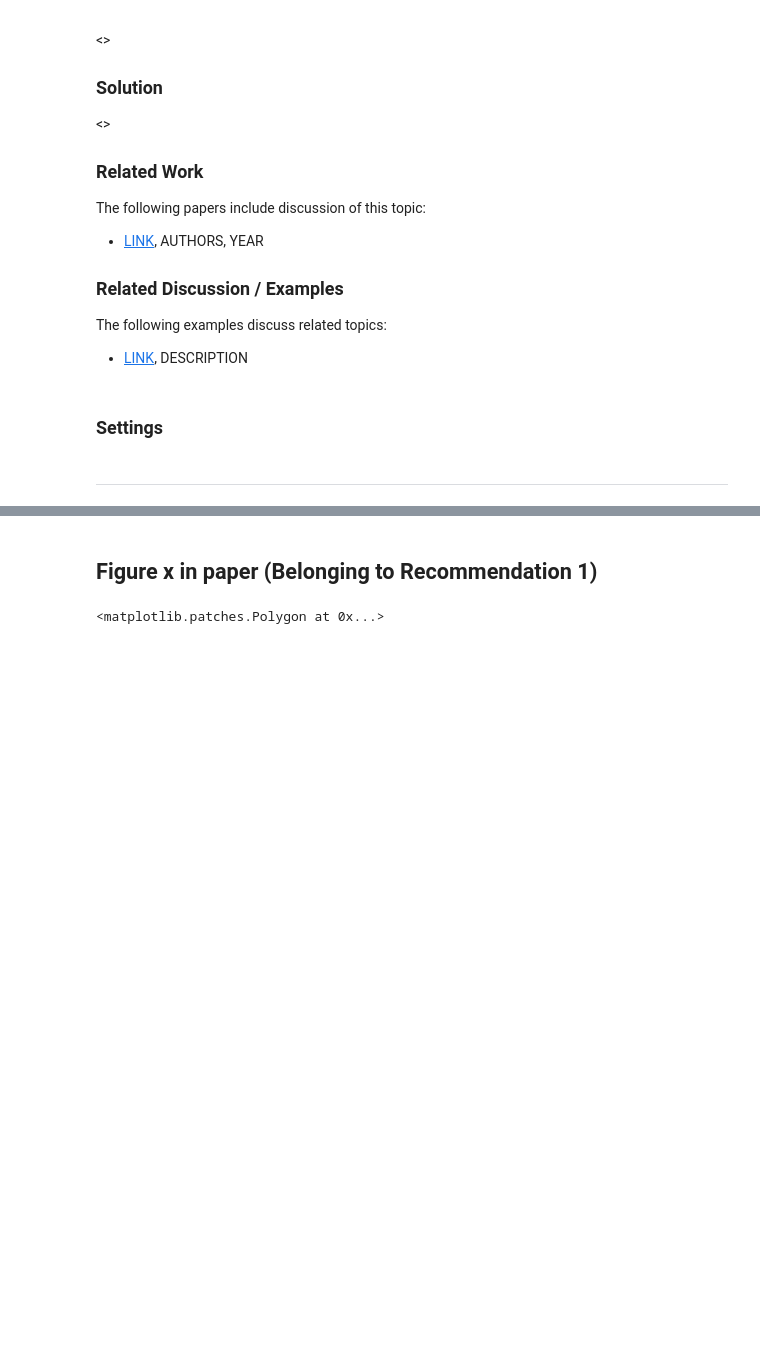
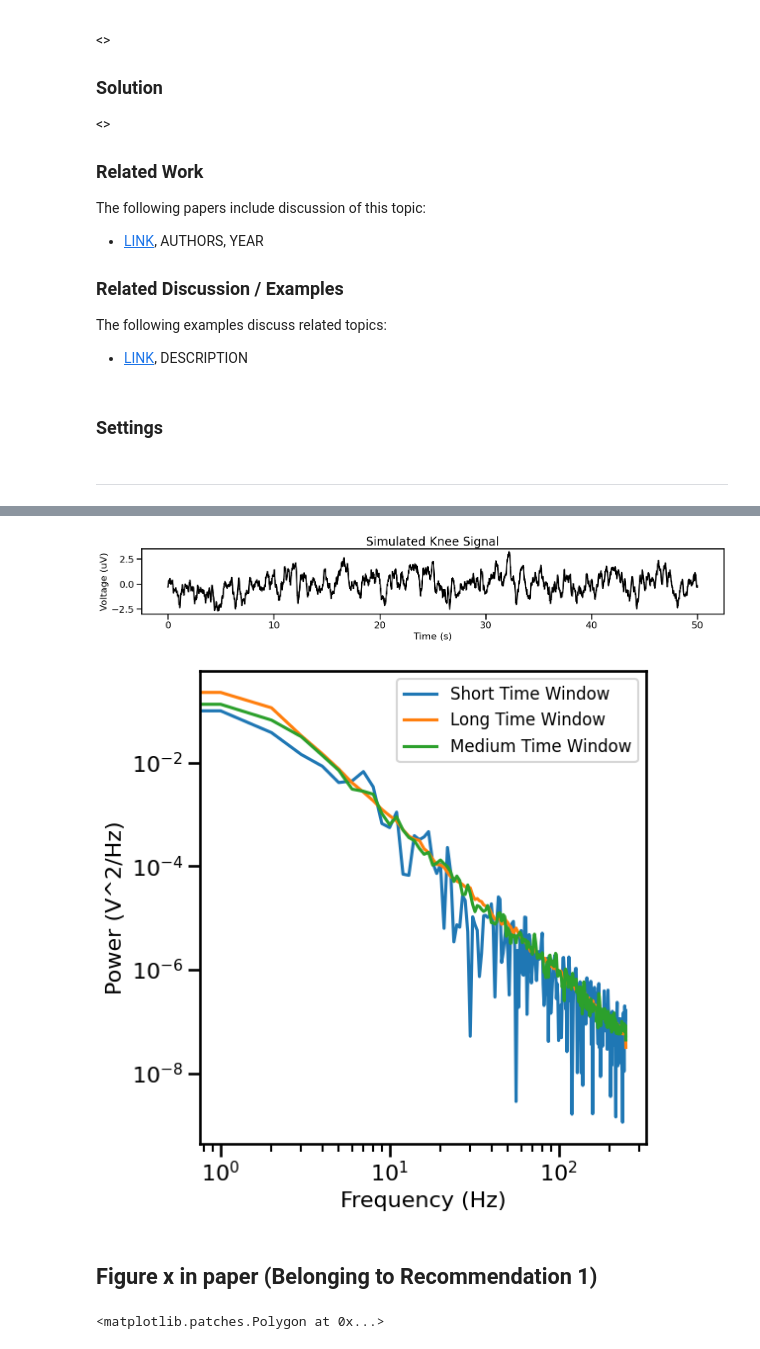
Before and after one commit to voytekresearch/TimeResolvedAperiodic, a Jupyter notebook: notebooks/figures_for_paper.ipynb, the cells around one changed output, grey strips where cells are left out. Saved outputs shown, nothing was run; the diff lists cells and outputs as text; code cells hidden in the pictures; blank space fills up the shorter version.

```diff
--- a/notebooks/figures_for_paper.ipynb
+++ b/notebooks/figures_for_paper.ipynb
@@ -74,3 +250,28 @@ _________________
+# %%
+# Set some general settings, to be used across all simulations
+fs = 500
+n_seconds = 50
+
+# Create a times vector for the simulations
+times = create_times(n_seconds, fs)
+
+np.random.seed(35)
+# Simulate another knee signal, with different exponents & knee
+knee_ap2 = sim_knee(n_seconds, fs, exponent1=-0.5, exponent2=-2, knee=2)
+
+# Plot the simulated data, in the time domain
+plot_time_series(times, knee_ap2, title='Simulated Knee Signal')
+
+
+freqs, knee_psd1 = compute_spectrum(knee_ap2[times<1], fs)
+freqs, knee_psd2 = compute_spectrum(knee_ap2, fs)
+freqs, knee_psd3 = compute_spectrum(knee_ap2[times<10], fs)
+
+# Plot the simulated data, in the frequency domain
+plot_power_spectra(freqs, [knee_psd1, knee_psd2, knee_psd3], ['Short Time Window', 'Long Time Window', 'Medium Time Window'])
+# %% [output]
+[figure, added]
+[figure, added]
 # %% [markdown]
 ## Figure x in paper (Belonging to Recommendation 1)
 # %%
```
Also changed, not shown: parts of 6 cells of this notebook.
